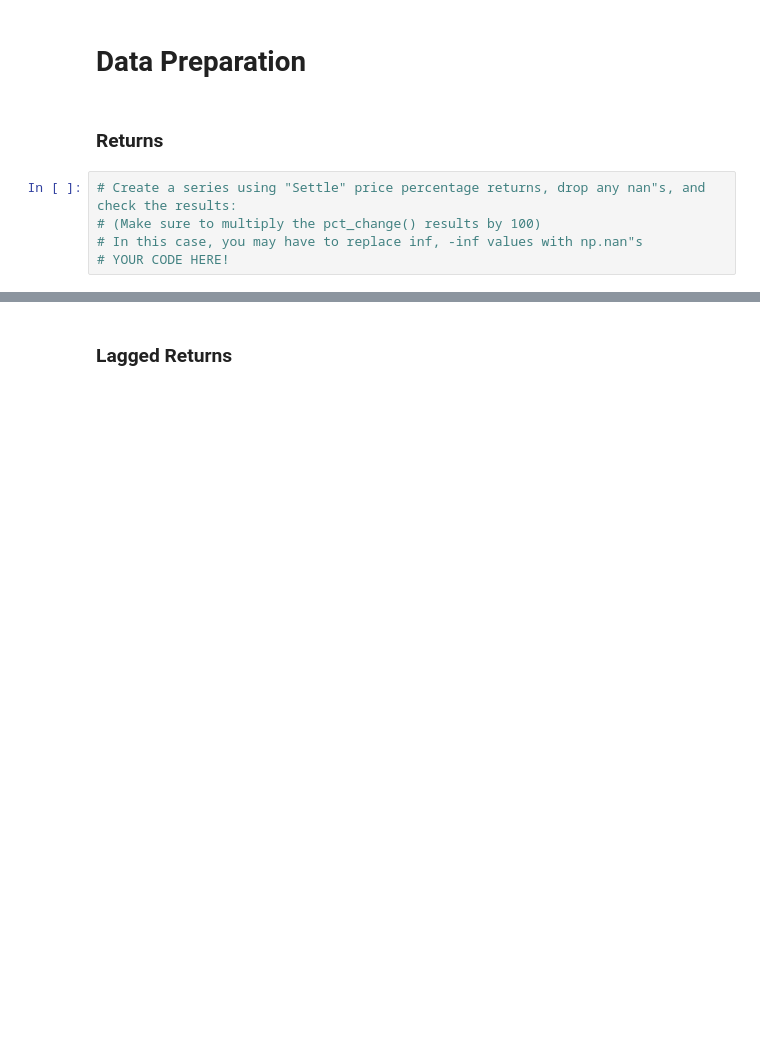
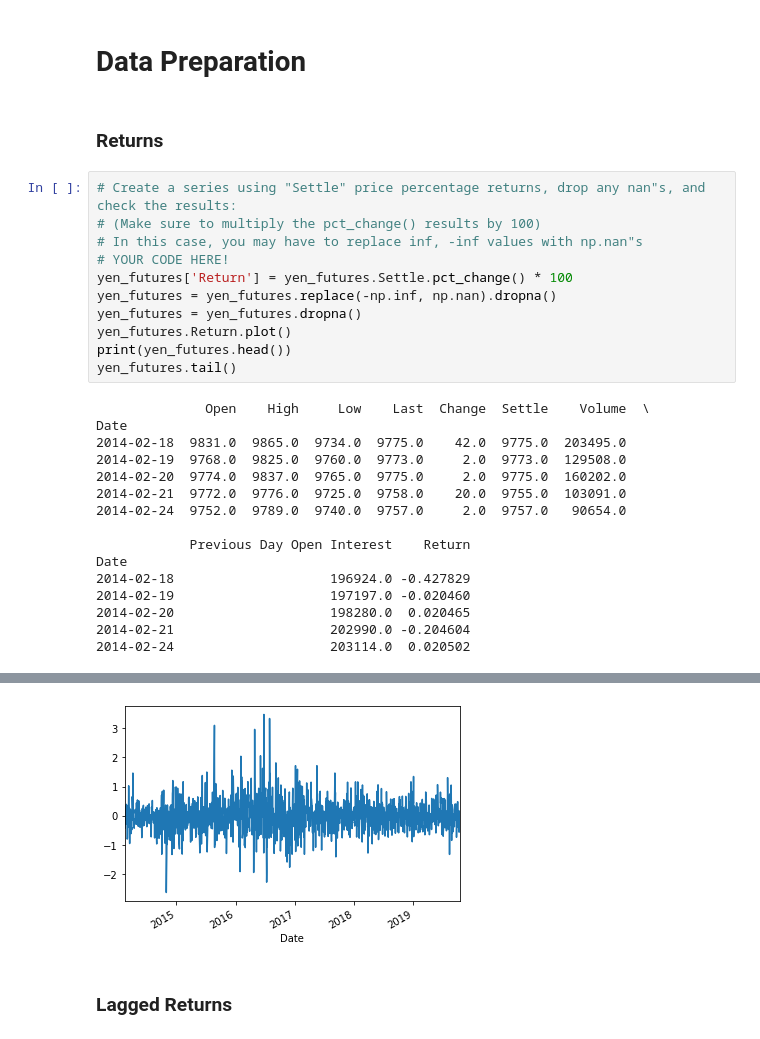
Before and after one commit to rchak007/time_series, a Jupyter notebook: regression_analysis.ipynb, the cells around one changed output, grey strips where cells are left out. Cells and saved outputs as stored; diff of their text form; blank space fills up the shorter version.

```diff
--- a/regression_analysis.ipynb
+++ b/regression_analysis.ipynb
@@ -42,16 +42,38 @@ yen_futures.head()
 # %%
 # Create a series using "Settle" price percentage returns, drop any nan"s, and check the results:
 # (Make sure to multiply the pct_change() results by 100)
 # In this case, you may have to replace inf, -inf values with np.nan"s
 # YOUR CODE HERE!
+yen_futures['Return'] = yen_futures.Settle.pct_change() * 100
+yen_futures = yen_futures.replace(-np.inf, np.nan).dropna()
+yen_futures = yen_futures.dropna()
+yen_futures.Return.plot()
+print(yen_futures.head())
+yen_futures.tail()
 # %% [output]
+              Open    High     Low    Last  Change  Settle    Volume  \
+Date
+2014-02-18  9831.0  9865.0  9734.0  9775.0    42.0  9775.0  203495.0
+2014-02-19  9768.0  9825.0  9760.0  9773.0     2.0  9773.0  129508.0
+2014-02-20  9774.0  9837.0  9765.0  9775.0     2.0  9775.0  160202.0
+2014-02-21  9772.0  9776.0  9725.0  9758.0    20.0  9755.0  103091.0
+2014-02-24  9752.0  9789.0  9740.0  9757.0     2.0  9757.0   90654.0
+
+            Previous Day Open Interest    Return
+Date
+2014-02-18                    196924.0 -0.427829
+2014-02-19                    197197.0 -0.020460
+2014-02-20                    198280.0  0.020465
+2014-02-21                    202990.0 -0.204604
+2014-02-24                    203114.0  0.020502
 |  | Open | High | Low | Last | Change | Settle | Volume | Previous Day Open Interest | Return |
 | Date |  |  |  |  |  |  |  |  |  |
 | 2019-10-09 | 9381.0 | 9391.5 | 9330.5 | 9343.5 | 38.5 | 9338.0 | 99153.0 | 145470.0 | -0.410601 |
 | 2019-10-10 | 9343.5 | 9380.5 | 9293.5 | 9301.0 | 34.5 | 9303.5 | 159397.0 | 144474.0 | -0.369458 |
 | 2019-10-11 | 9308.5 | 9309.0 | 9240.0 | 9267.0 | 52.5 | 9251.0 | 158810.0 | 147471.0 | -0.564304 |
 | 2019-10-14 | 9259.0 | 9292.0 | 9250.5 | 9261.0 | 14.0 | 9265.0 | 69457.0 | 153902.0 | 0.151335 |
 | 2019-10-15 | 9264.5 | 9280.0 | 9216.5 | 9220.0 | 43.5 | 9221.5 | 108342.0 | 151564.0 | -0.469509 |
+[figure, added]
 # %% [markdown]
 ### Lagged Returns
 # %%
```
Also changed, not shown: parts of 11 cells of this notebook.
